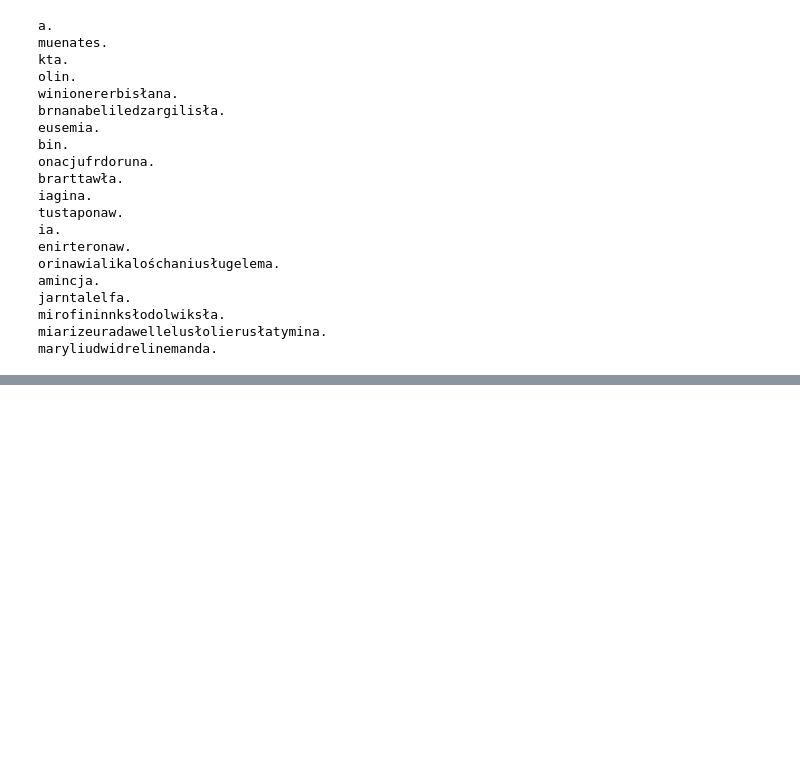
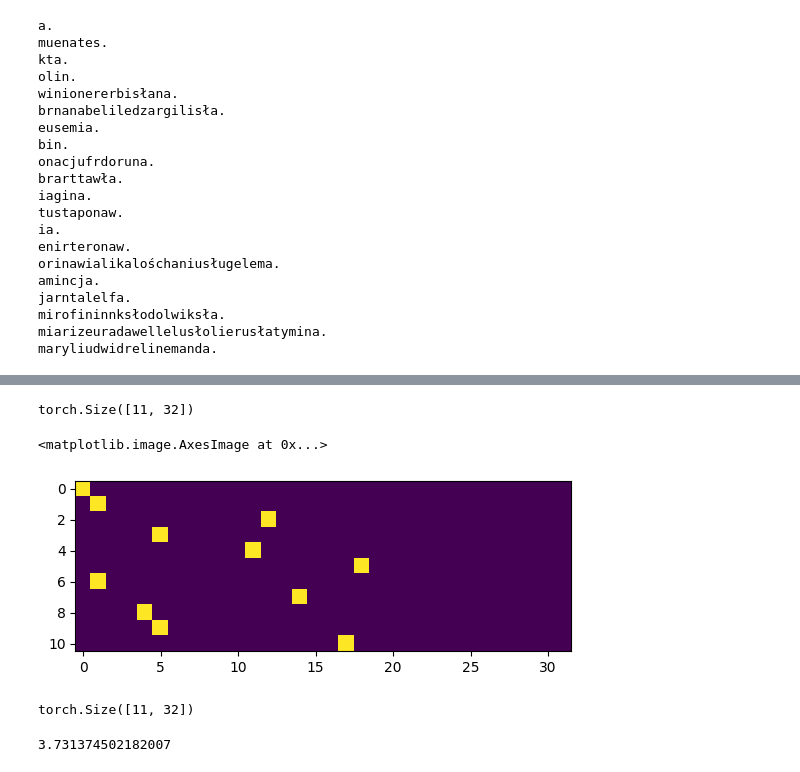
Before and after one commit to thezapalsky/powielacz, a Jupyter notebook: notebooks/lesson01.ipynb, the cells around one changed output, grey strips where cells are left out. Drawn from its saved outputs; the diff is of its cells as text; code cells hidden in the pictures; blank space fills up the shorter version.

```diff
--- a/notebooks/bigram.ipynb
+++ b/notebooks/lesson01.ipynb
@@ -167,8 +169,10 @@ maryliudwidrelinemanda.
 # %%
 # optimisation
 
-P = N.float()
+P = (N+1).float()
 P /= P.sum(1, keepdim=True) # broadcastable!
+
+
 
 for i in range(5):
     out = []
@@ -189,0 +194,19 @@ wa.
+# %%
+log_likelihood = 0.0
+n = 0
+
+for w in words:
+    chs =  ["."]+ list(w) + ["."]
+    for ch1, ch2 in zip(chs, chs[1:]):
+        ix1 = stoi[ch1]
+        ix2 = stoi[ch2]
+        prob = P[ix1, ix2]
+        logprob = torch.log(prob)
+        log_likelihood += logprob
+        n += 1
+        # print(f'{ch1} {ch2} {prob:.4f} {logprob:.4f}')
+
+print(f'log likelihood: {log_likelihood:.4f}')
+nll = -log_likelihood
+print(f'negative log likelihood: {nll:.4f}')
+print(f"{nll/n:.4f}") # loss func
@@ -189,0 +219,16 @@ wa.
+# %%
+# create the training set of all the bigrams (x,y)
+
+xs, ys = [], []
+
+for w in words[5:6]:
+    chs =  ["."] + list(w) + ["."]
+    for ch1, ch2 in zip(chs, chs[1:]):
+        ix1 = stoi[ch1]
+        ix2 = stoi[ch2]
+        print(f'{ch1} {ch2} -> {ix1} {ix2}')
+        xs.append(ix1)
+        ys.append(ix2)
+
+xs = torch.tensor(xs)
+ys = torch.tensor(ys)
@@ -189,0 +247,30 @@ wa.
+# %%
+import torch.nn.functional as F
+xenc = F.one_hot(xs, num_classes=32).float()
+xenc.shape
+# %% [output]
+torch.Size([11, 32])
+# %%
+plt.imshow(xenc.float())
+# %% [output]
+<matplotlib.image.AxesImage at 0x...>
+[figure, added]
+# %%
+W = torch.randn((32,32), requires_grad=True)
+logits = xenc @ W # -> 'log counts'; makes them positive and float
+counts = logits.exp() # equivalent N
+probs = counts / counts.sum(1, keepdim=True) # this is just *softmax*, last 2 lines combined
+probs.shape
+# %% [output]
+torch.Size([11, 32])
+# %%
+# forward pass
+xenc = F.one_hot(xs, num_classes=32).float() # one hot encoded input for the network
+logits = xenc @ W # predict log-counts
+counts = logits.exp()
+probs = counts / counts.sum(1, keepdim=True)
+loss = -probs[torch.arange(ys.shape[0]), ys].log().mean()
+
+print(loss.item())
+# %% [output]
+3.731374502182007
```
Also changed, not shown: parts of 11 cells of this notebook, 1 other file.
